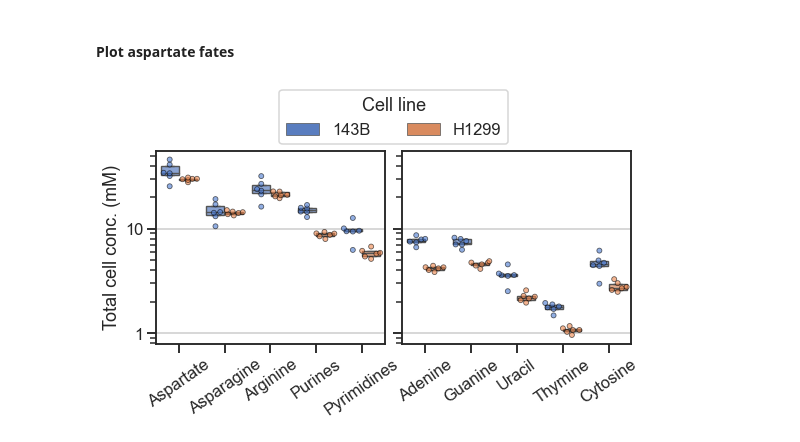
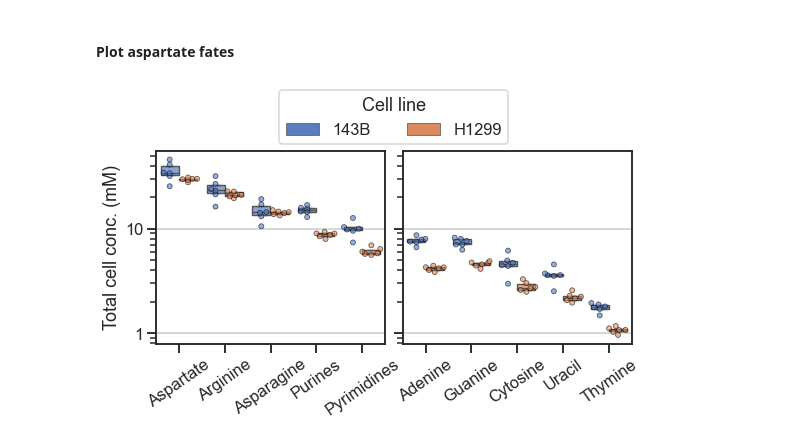
Before and after one commit to krdav/lab-work, a Jupyter notebook: H1299_143B_prot-nucl-quant/acid-hydrolysis/data_processing.ipynb, the cells around one changed output. Saved outputs shown, nothing was run; the diff lists cells and outputs as text; code cells hidden in the pictures.

```diff
--- a/H1299_143B_prot-nucl-quant/acid-hydrolysis/data_processing.ipynb
+++ b/H1299_143B_prot-nucl-quant/acid-hydrolysis/data_processing.ipynb
@@ -447,3 +442,13 @@ fig.subplots_adjust(wspace=0.4, hspace=0.3)
 fig.savefig('output/cell_composition.pdf')
 # %% [output]
 [figure]
+# %%
+# Read predictions and merged with measurements:
+pred_df = pd.read_excel('input/cell_composition_prediction.xlsx')
+pred_df = pred_df.rename(columns={'Glutamate + Glutamine': 'Glutamate'})
+pred_df = pred_df.rename(columns=AAcode)
+pred_df = pred_df.rename(columns=NB_code)
+sele_cols = pred_df.columns[1:]
+pred_df.loc[:, sele_cols] = pred_df.loc[:, sele_cols]/1000
+pred_df_flat = pd.melt(pred_df, id_vars=['cell_line']).rename(columns={'variable': 'Compound', 'value': 'Concentration'})
+df_abu_flat_pred = df_abu_flat.merge(pred_df_flat, left_on=['cell_line', 'Compound'], right_on=['cell_line', 'Compound'], suffixes=['_mes', '_pred'])
@@ -451,9 +519,9 @@ fig.savefig('output/cell_composition.pdf')
 #### Plot aspartate fates
 # %%
 # Extract Asp and its fates:
-df_mean_cell_conc_max_asp = df_mean_cell_conc_max.loc[:, ['cell_line', 'plate', 'replicate', 'Aspartate', 'Asparagine', 'Arginine', 'Adenine', 'Guanine', 'Uracil', 'Thymine', 'Cytosine', 'Purines', 'Pyrimidines']]
+df_mean_cell_conc_max_asp = df_mean_cell_conc_max.loc[:, ['cell_line', 'plate', 'replicate', 'Aspartate', 'Arginine', 'Asparagine', 'Adenine', 'Guanine', 'Cytosine', 'Uracil', 'Thymine', 'Purines', 'Pyrimidines']]
 # Convert to mM:
-df_mean_cell_conc_max_asp.loc[:, ['Aspartate', 'Asparagine', 'Arginine', 'Adenine', 'Guanine', 'Uracil', 'Thymine', 'Cytosine', 'Purines', 'Pyrimidines']] = df_mean_cell_conc_max_asp.loc[:, ['Aspartate', 'Asparagine', 'Arginine', 'Adenine', 'Guanine', 'Uracil', 'Thymine', 'Cytosine', 'Purines', 'Pyrimidines']] / 1000
+df_mean_cell_conc_max_asp.loc[:, ['Aspartate', 'Arginine', 'Asparagine', 'Adenine', 'Guanine', 'Cytosine', 'Uracil', 'Thymine', 'Purines', 'Pyrimidines']] = df_mean_cell_conc_max_asp.loc[:, ['Aspartate', 'Arginine', 'Asparagine', 'Adenine', 'Guanine', 'Cytosine', 'Uracil', 'Thymine', 'Purines', 'Pyrimidines']] / 1000
 # Skip plate 3, with high concentration Asn supplementation.
 # Then flatten for plotting:
 mask = df_mean_cell_conc_max_asp['plate'] != 3
@@ -489,31 +557,31 @@ g2 = sns.boxplot(ax=ax2, y='Concentration', x='Asp fate', hue='cell_line', data=
 for patch in g2.artists:
     r, g, b, a = patch.get_facecolor()
     patch.set_facecolor((r, g, b, 0.7))
 g2 = sns.swarmplot(ax=ax2, y='Concentration', x='Asp fate', hue='cell_line', data=df_flat[mask], edgecolor='black', linewidth=0.8, alpha=0.6, dodge=True)
 g2.grid(True, axis='y')
 g2.set_yscale('log')
 g2.set_ylabel('');
 g2.set_xlabel('');
 g2.set_xticklabels(g2.get_xticklabels(), rotation=35);
 for tk in g2.get_yticklabels():
     tk.set_visible(False)
 
 # Drop scientific notation on numbers:
 g1.yaxis.set_major_formatter(tck.FormatStrFormatter('%g'))
 g1.yaxis.set_minor_formatter(tck.LogFormatter())
 
 # Add legend above:
 old_legend = g2.legend_
 handles = old_legend.legendHandles
 labels = ['143B', 'H1299']
 title = 'Cell line'
 g2.legend_.remove()
 ax3.axis('off')
 ax3.legend(handles, labels, title=title, bbox_to_anchor=(0,0,1,1), loc="lower left", mode="expand", borderaxespad=0, ncol=2);
 
 # Spacing and print:
 fig.tight_layout()
 fig.subplots_adjust(wspace=0.4, hspace=0.3)
 fig.savefig('output/Asp-fates.pdf')
 # %% [output]
-[figure, old version]
+[figure, new version]
```
Also changed, not shown: parts of 4 cells of this notebook, 6 other files.
